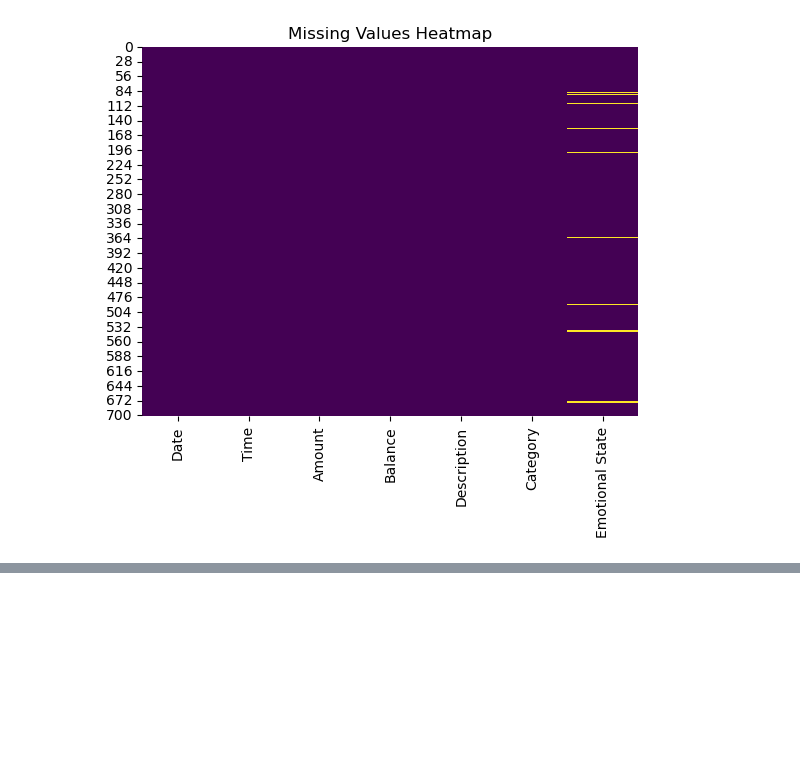
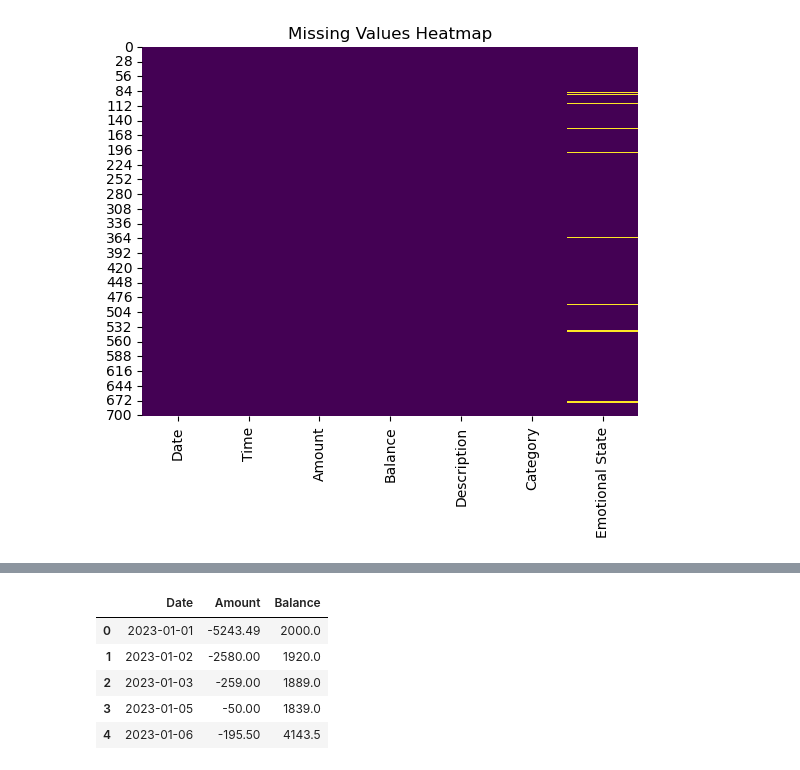
Before and after one commit to sudentrs/DSA210-Data-Science-Term-Project, a Jupyter notebook: combine_datasets.ipynb, the cells around one changed output, grey strips where cells are left out. Cells and saved outputs as stored; diff of their text form; code cells hidden in the pictures; blank space fills up the shorter version.

```diff
--- a/combine_datasets.ipynb
+++ b/combine_datasets.ipynb
@@ -127,0 +209,9 @@ plt.show()
+# %%
+daily_spending.head()
+# %% [output]
+|  | Date | Amount | Balance |
+| 0 | 2023-01-01 | -5243.49 | 2000.0 |
+| 1 | 2023-01-02 | -2580.00 | 1920.0 |
+| 2 | 2023-01-03 | -259.00 | 1889.0 |
+| 3 | 2023-01-05 | -50.00 | 1839.0 |
+| 4 | 2023-01-06 | -195.50 | 4143.5 |
```
Also changed, not shown: parts of 12 cells of this notebook, 1 other file.
